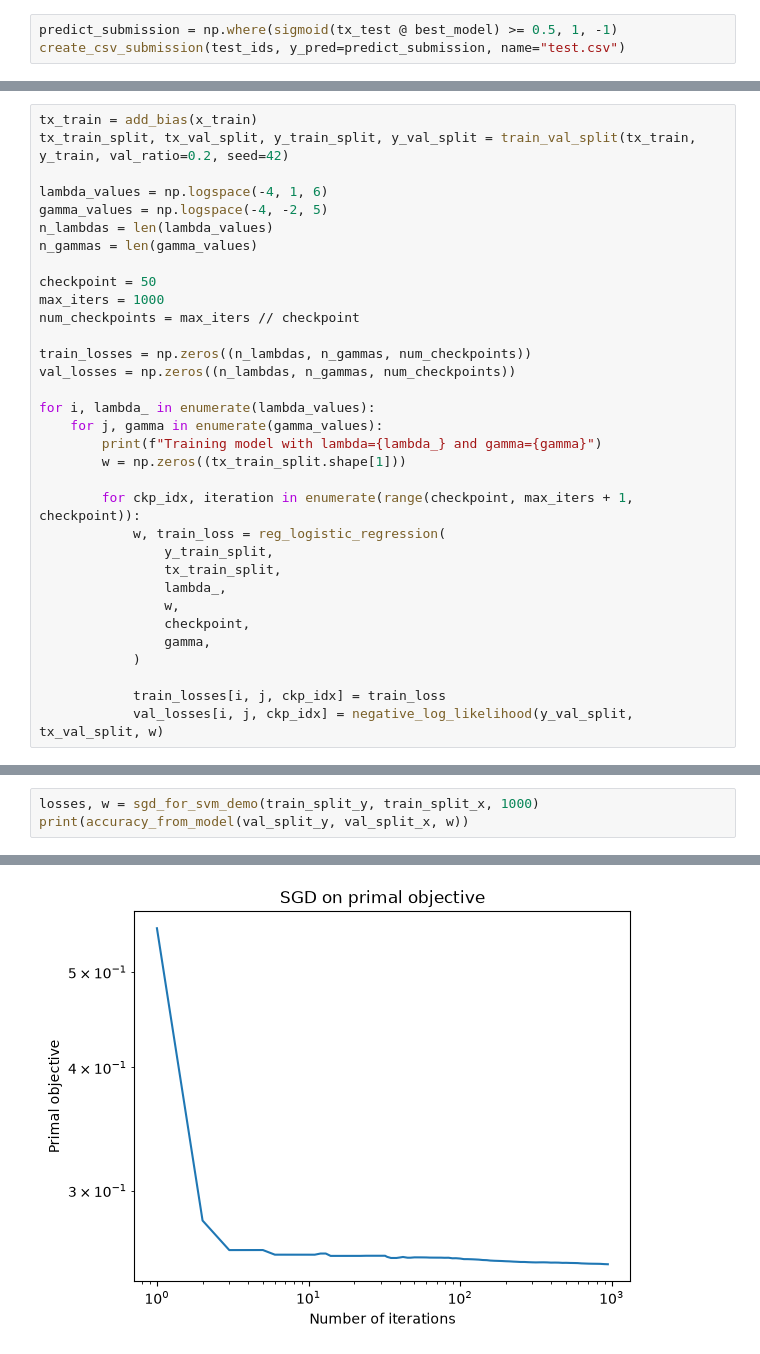
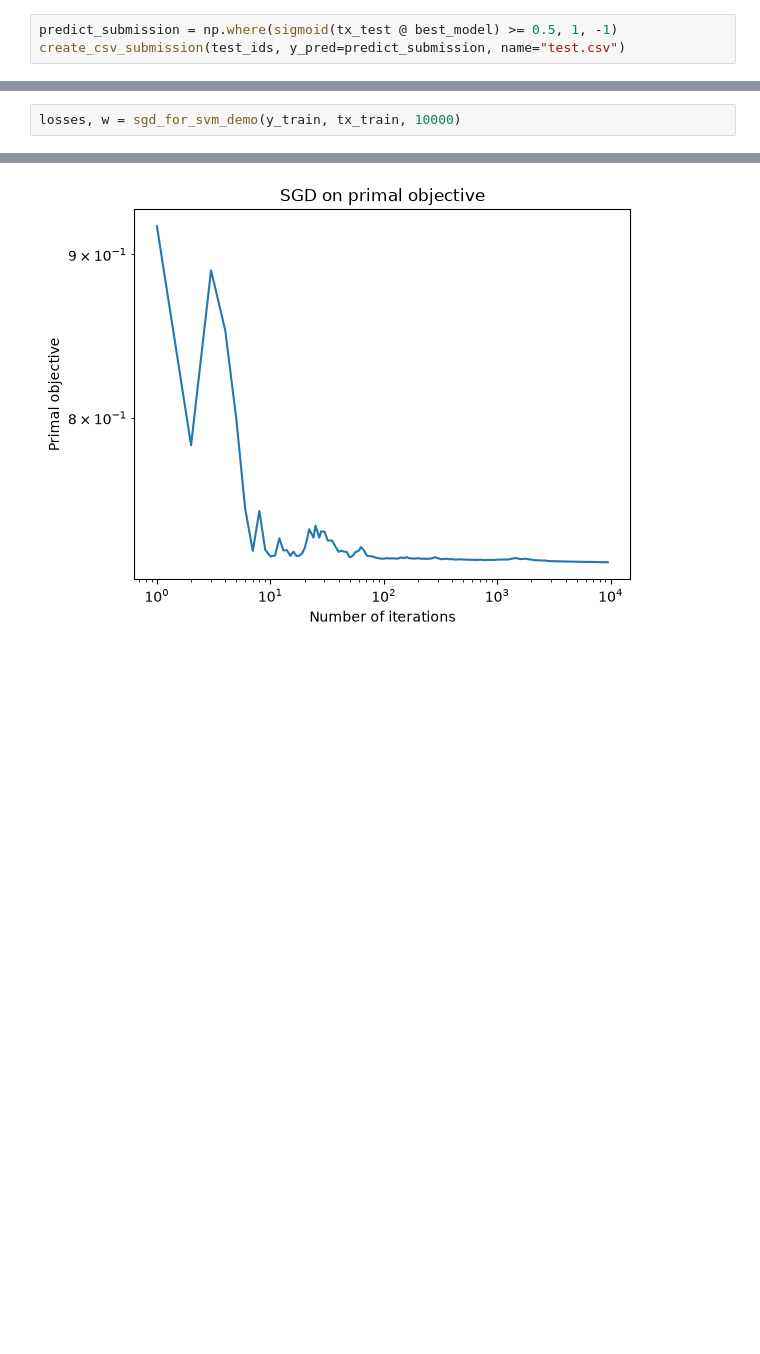
Before and after one commit to floribau/ml-project1, a Jupyter notebook: run.ipynb, the cells around one changed output, grey strips where cells are left out. Drawn from its saved outputs; the diff is of its cells as text; blank space fills up the shorter version.

```diff
--- a/run.ipynb
+++ b/run.ipynb
@@ -711,33 +793,0 @@ print(len(predict[predict == -1]))
-# %%
-tx_train = add_bias(x_train)
-tx_train_split, tx_val_split, y_train_split, y_val_split = train_val_split(tx_train, y_train, val_ratio=0.2, seed=42)
-
-lambda_values = np.logspace(-4, 1, 6)
-gamma_values = np.logspace(-4, -2, 5)
-n_lambdas = len(lambda_values)
-n_gammas = len(gamma_values)
-
-checkpoint = 50
-max_iters = 1000
-num_checkpoints = max_iters // checkpoint
-
-train_losses = np.zeros((n_lambdas, n_gammas, num_checkpoints))
-val_losses = np.zeros((n_lambdas, n_gammas, num_checkpoints))
-
-for i, lambda_ in enumerate(lambda_values):
-    for j, gamma in enumerate(gamma_values):
-        print(f"Training model with lambda={lambda_} and gamma={gamma}")
-        w = np.zeros((tx_train_split.shape[1]))
-
-        for ckp_idx, iteration in enumerate(range(checkpoint, max_iters + 1, checkpoint)):
-            w, train_loss = reg_logistic_regression(
-                y_train_split,
-                tx_train_split,
-                lambda_,
-                w,
-                checkpoint,
-                gamma,
-            )
-
-            train_losses[i, j, ckp_idx] = train_loss
-            val_losses[i, j, ckp_idx] = negative_log_likelihood(y_val_split, tx_val_split, w)
@@ -808,4 +798,3 @@ val_split_y[val_split_y==0] = -1
 # %%
-losses, w = sgd_for_svm_demo(train_split_y, train_split_x, 1000)
-print(accuracy_from_model(val_split_y, val_split_x, w))
+losses, w = sgd_for_svm_demo(y_train, tx_train, 10000)
 # %% [output]
@@ -814 +803 @@ Training time: 132.7 seconds
-[figure, old version]
+[figure, new version]
```
Also changed, not shown: parts of 34 cells of this notebook, 1 other file.
